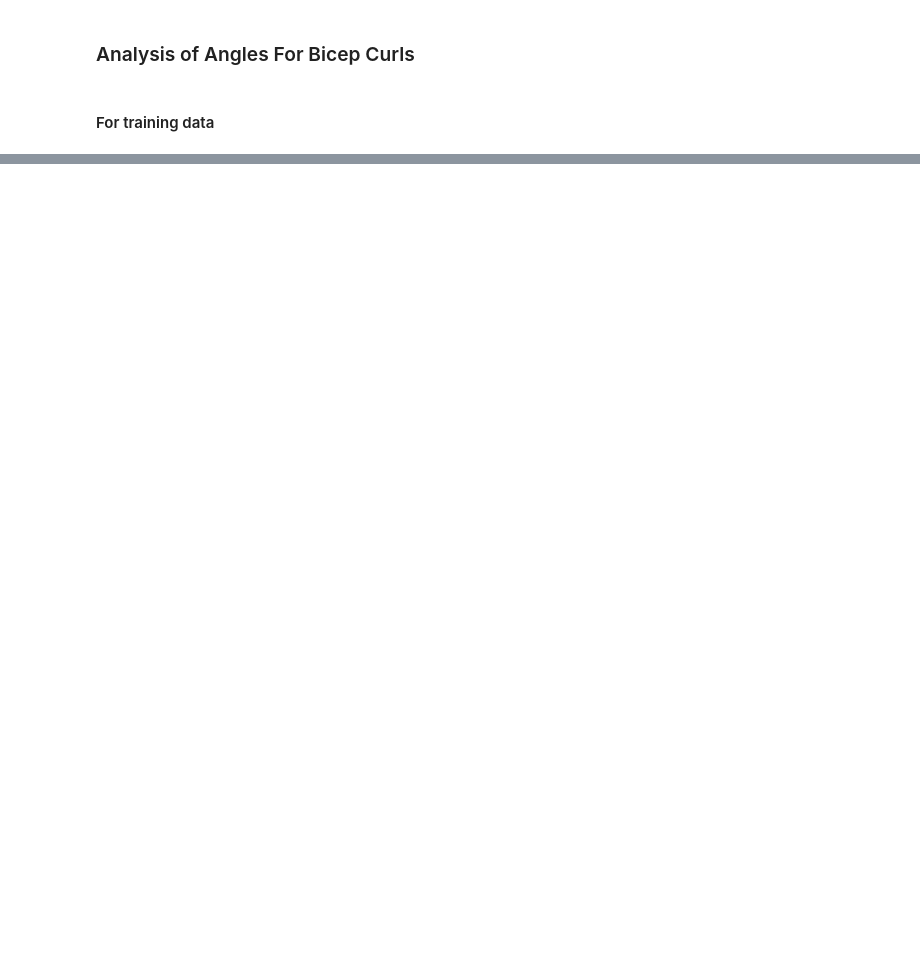
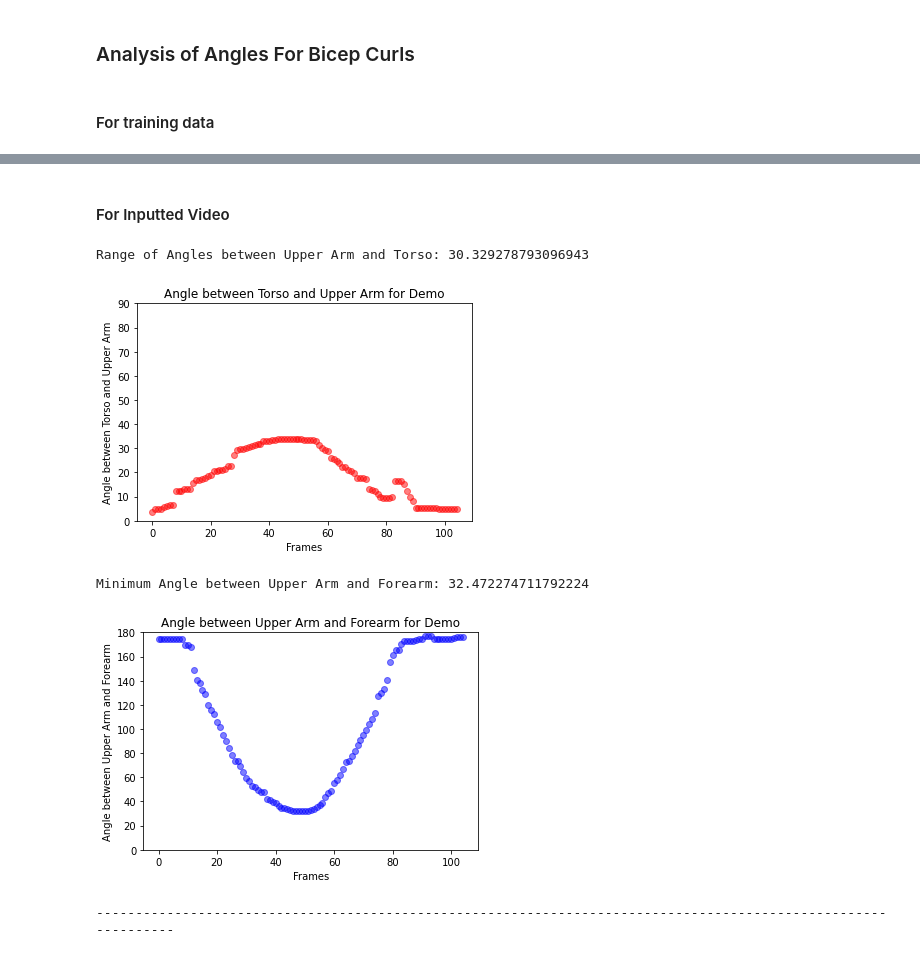
Before and after one commit to MSDS698/2021-product-analytics-group-project-group_7_swolemate, a Jupyter notebook: detectron2docker/DTW-BicepCurl_ex.ipynb, the cells around one changed output, grey strips where cells are left out. Cells and saved outputs as stored; diff of their text form; code cells hidden in the pictures; blank space fills up the shorter version.

```diff
--- a/detectron2docker/DTW-BicepCurl_ex.ipynb
+++ b/detectron2docker/DTW-BicepCurl_ex.ipynb
@@ -442,0 +502,10 @@ Minimum Angle between Upper Arm and Forearm: 44.96478729823035
+# %% [markdown]
+#### For Inputted Video
+# %%
+plot_angles(['Demo'], X_test_1, X_test_2)
+# %% [output]
+Range of Angles between Upper Arm and Torso: 30.329278793096943
+[figure, added]
+Minimum Angle between Upper Arm and Forearm: 32.472274711792224
+[figure, added]
+---------------------------------------------------------------------------------------------------------------
```
Also changed, not shown: parts of 12 cells of this notebook.
